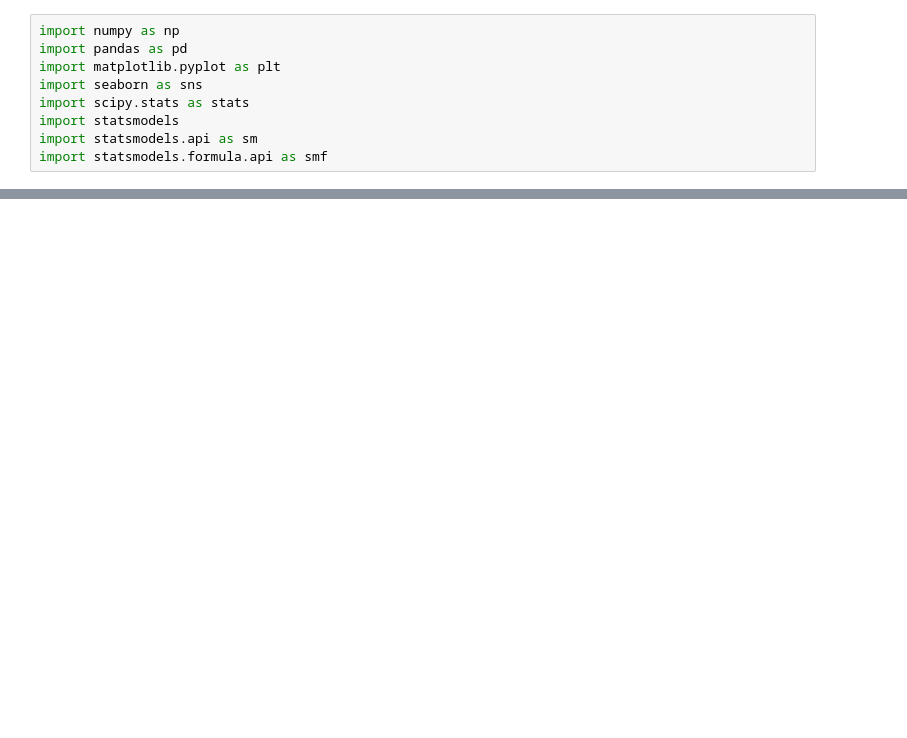
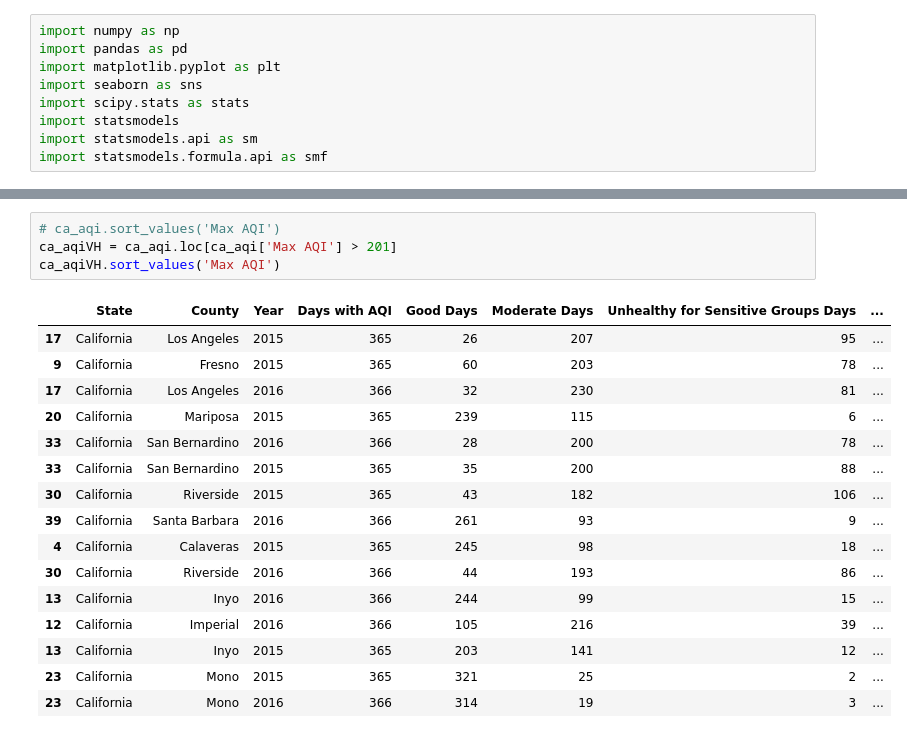
Before and after one commit to ENVS110a-SP23/group5-project, a Jupyter notebook: DataAnalysis.ipynb, the cells around one changed output, grey strips where cells are left out. Drawn from its saved outputs; the diff is of its cells as text; blank space fills up the shorter version.

```diff
--- a/DataAnalysis.ipynb
+++ b/DataAnalysis.ipynb
@@ -51,0 +72,21 @@ ca_asthma2015.head()
+# %%
+# ca_aqi.sort_values('Max AQI')
+ca_aqiVH = ca_aqi.loc[ca_aqi['Max AQI'] > 201]
+ca_aqiVH.sort_values('Max AQI')
+# %% [output]
+|  | State | County | Year | Days with AQI | Good Days | Moderate Days | Unhealthy for Sensitive Groups Days | ... |
+| 17 | California | Los Angeles | 2015 | 365 | 26 | 207 | 95 | ... |
+| 9 | California | Fresno | 2015 | 365 | 60 | 203 | 78 | ... |
+| 17 | California | Los Angeles | 2016 | 366 | 32 | 230 | 81 | ... |
+| 20 | California | Mariposa | 2015 | 365 | 239 | 115 | 6 | ... |
+| 33 | California | San Bernardino | 2016 | 366 | 28 | 200 | 78 | ... |
+| 33 | California | San Bernardino | 2015 | 365 | 35 | 200 | 88 | ... |
+| 30 | California | Riverside | 2015 | 365 | 43 | 182 | 106 | ... |
+| 39 | California | Santa Barbara | 2016 | 366 | 261 | 93 | 9 | ... |
+| 4 | California | Calaveras | 2015 | 365 | 245 | 98 | 18 | ... |
+| 30 | California | Riverside | 2016 | 366 | 44 | 193 | 86 | ... |
+| 13 | California | Inyo | 2016 | 366 | 244 | 99 | 15 | ... |
+| 12 | California | Imperial | 2016 | 366 | 105 | 216 | 39 | ... |
+| 13 | California | Inyo | 2015 | 365 | 203 | 141 | 12 | ... |
+| 23 | California | Mono | 2015 | 365 | 321 | 25 | 2 | ... |
+| 23 | California | Mono | 2016 | 366 | 314 | 19 | 3 | ... |
```
Also changed, not shown: parts of 3 cells of this notebook, 2 other files.
